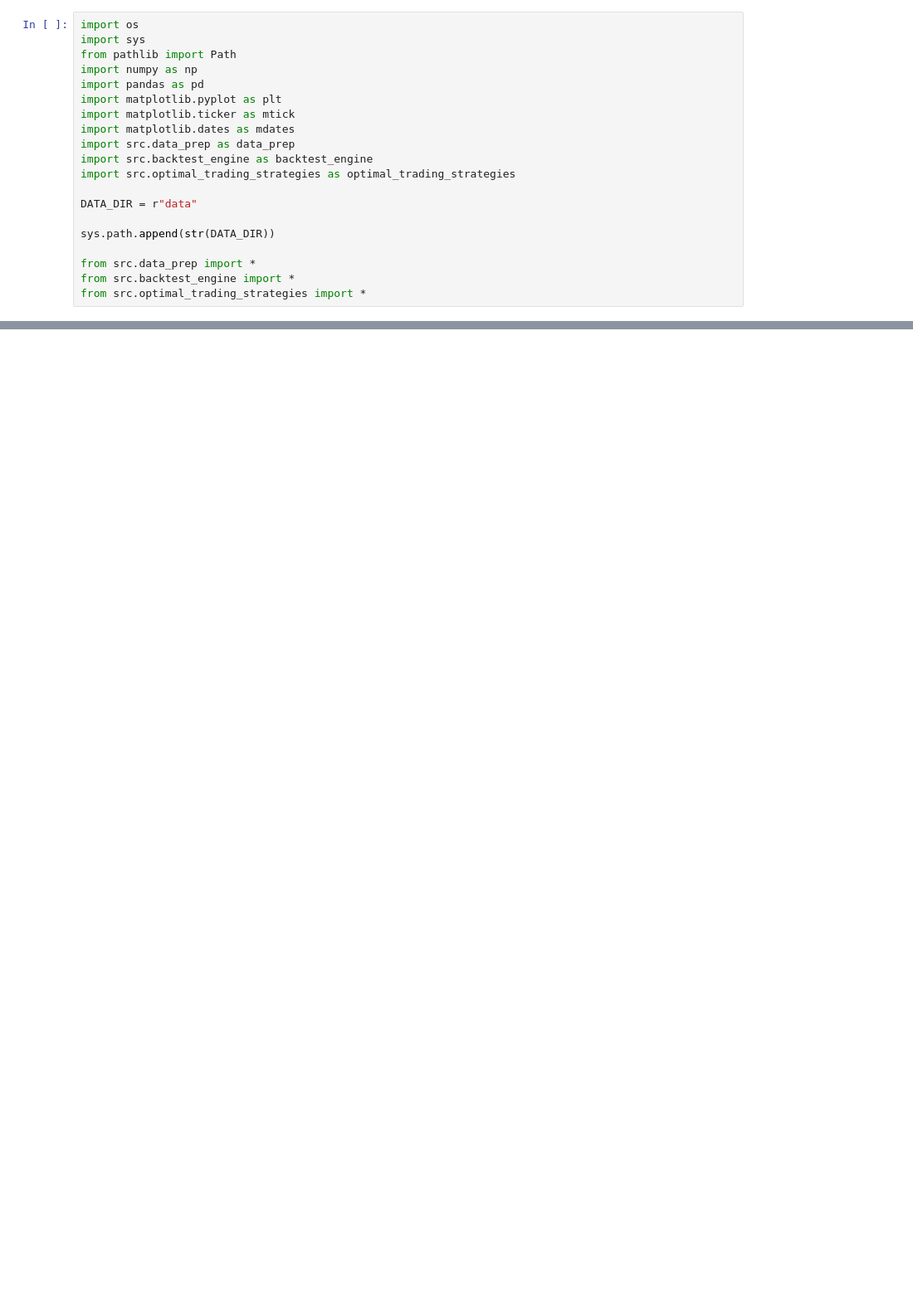
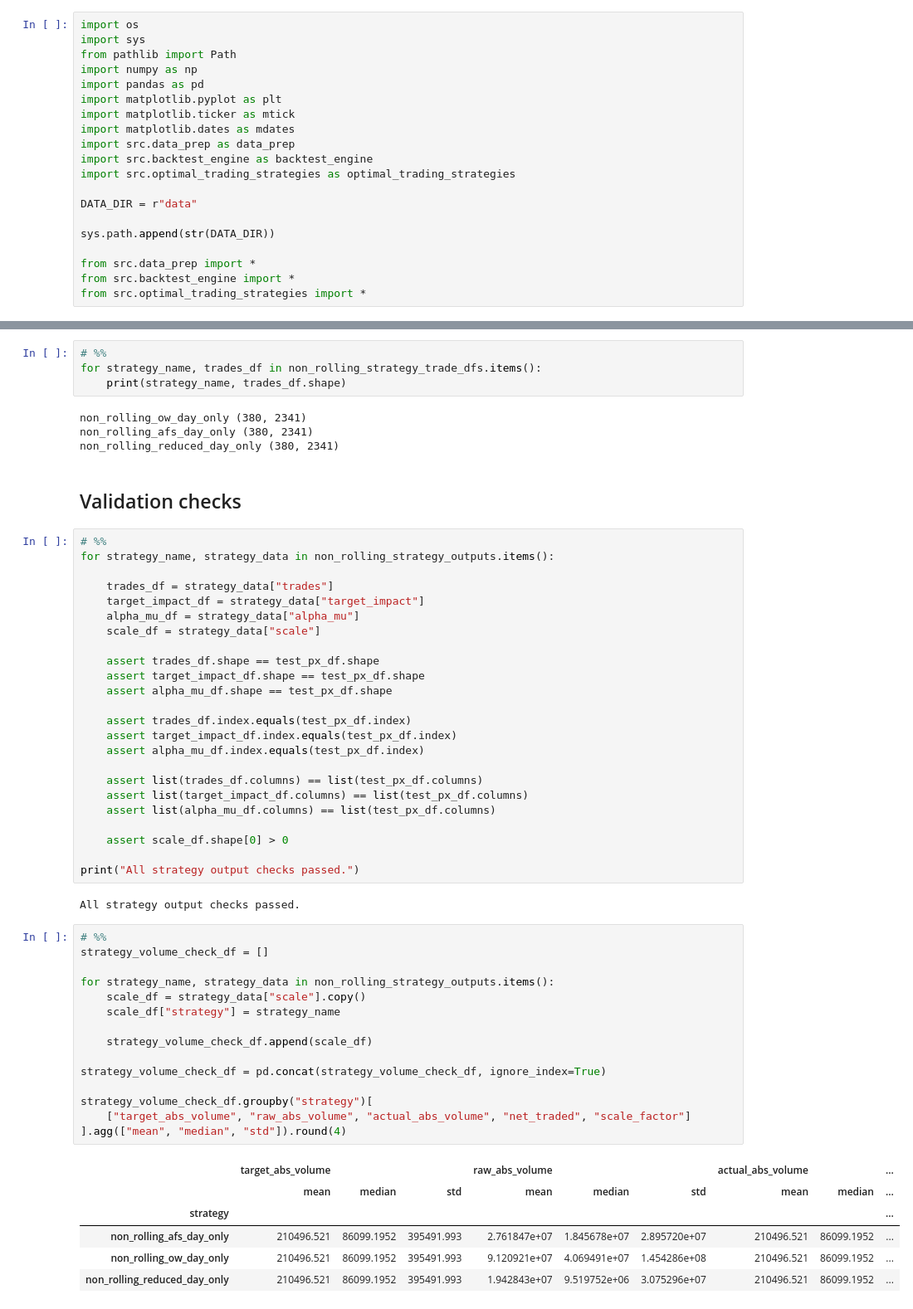
Before and after one commit to raphdlfrg/Quant_Trading_Price_Impact, a Jupyter notebook: 2_5_Optimal_Trading_Strategy.ipynb, the cells around one changed output, grey strips where cells are left out. Shown at 83% size. Drawn from its saved outputs; the diff is of its cells as text; blank space fills up the shorter version.

Commit message:
Add non-rolling day-only strategy outputs

```diff
--- a/2_5_Optimal_Trading_Strategy.ipynb
+++ b/2_5_Optimal_Trading_Strategy.ipynb
@@ -830,0 +775,58 @@ summaries
+# %%
+# %%
+for strategy_name, trades_df in non_rolling_strategy_trade_dfs.items():
+    print(strategy_name, trades_df.shape)
+# %% [output]
+non_rolling_ow_day_only (380, 2341)
+non_rolling_afs_day_only (380, 2341)
+non_rolling_reduced_day_only (380, 2341)
+# %% [markdown]
+## Validation checks
+# %%
+# %%
+for strategy_name, strategy_data in non_rolling_strategy_outputs.items():
+
+    trades_df = strategy_data["trades"]
+    target_impact_df = strategy_data["target_impact"]
+    alpha_mu_df = strategy_data["alpha_mu"]
+    scale_df = strategy_data["scale"]
+
+    assert trades_df.shape == test_px_df.shape
+    assert target_impact_df.shape == test_px_df.shape
+    assert alpha_mu_df.shape == test_px_df.shape
+
+    assert trades_df.index.equals(test_px_df.index)
+    assert target_impact_df.index.equals(test_px_df.index)
+    assert alpha_mu_df.index.equals(test_px_df.index)
+
+    assert list(trades_df.columns) == list(test_px_df.columns)
+    assert list(target_impact_df.columns) == list(test_px_df.columns)
+    assert list(alpha_mu_df.columns) == list(test_px_df.columns)
+
+    assert scale_df.shape[0] > 0
+
+print("All strategy output checks passed.")
+# %% [output]
+All strategy output checks passed.
+# %%
+# %%
+strategy_volume_check_df = []
+
+for strategy_name, strategy_data in non_rolling_strategy_outputs.items():
+    scale_df = strategy_data["scale"].copy()
+    scale_df["strategy"] = strategy_name
+
+    strategy_volume_check_df.append(scale_df)
+
+strategy_volume_check_df = pd.concat(strategy_volume_check_df, ignore_index=True)
+
+strategy_volume_check_df.groupby("strategy")[
+    ["target_abs_volume", "raw_abs_volume", "actual_abs_volume", "net_traded", "scale_factor"]
+].agg(["mean", "median", "std"]).round(4)
+# %% [output]
+|  | target_abs_volume |  |  | raw_abs_volume |  |  | actual_abs_volume |  | ... |
+|  | mean | median | std | mean | median | std | mean | median | ... |
+| strategy |  |  |  |  |  |  |  |  | ... |
+| non_rolling_afs_day_only | 210496.521 | 86099.1952 | 395491.993 | 2.761847e+07 | 1.845678e+07 | 2.895720e+07 | 210496.521 | 86099.1952 | ... |
+| non_rolling_ow_day_only | 210496.521 | 86099.1952 | 395491.993 | 9.120921e+07 | 4.069491e+07 | 1.454286e+08 | 210496.521 | 86099.1952 | ... |
+| non_rolling_reduced_day_only | 210496.521 | 86099.1952 | 395491.993 | 1.942843e+07 | 9.519752e+06 | 3.075296e+07 | 210496.521 | 86099.1952 | ... |
```
Also changed, not shown: parts of 49 cells of this notebook, 12 other files.
